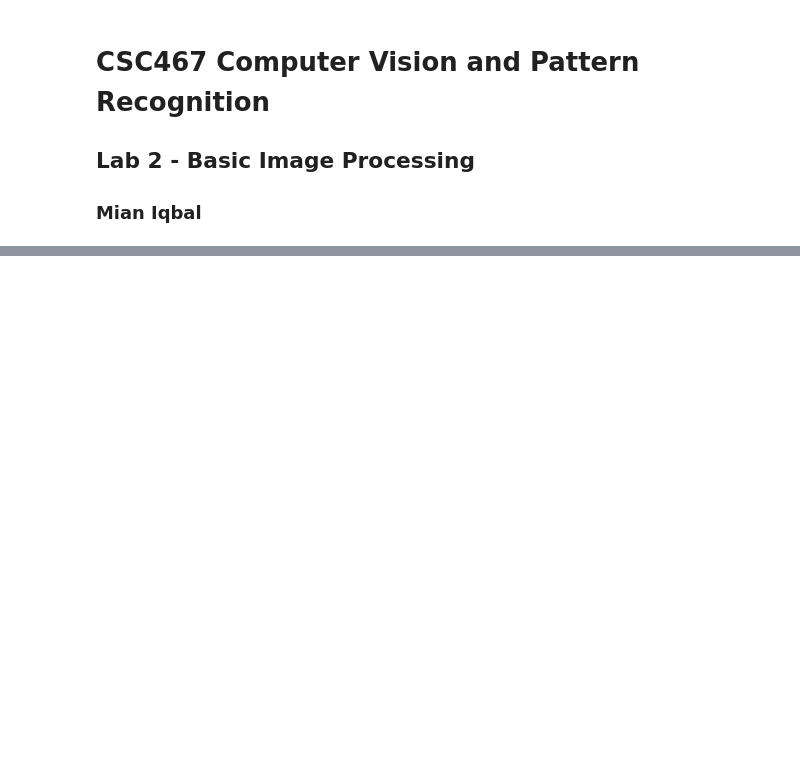
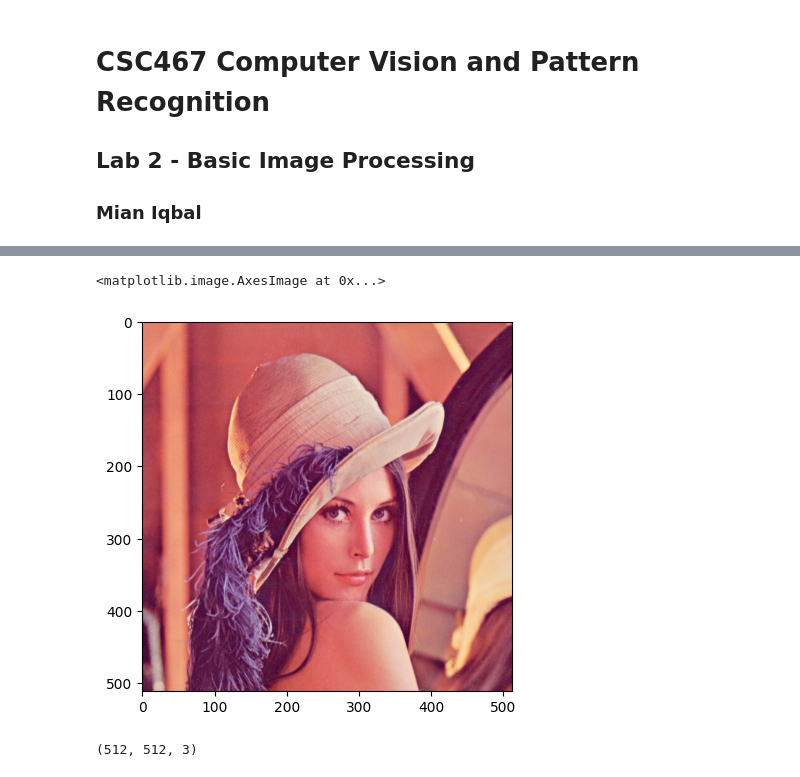
Before and after one commit to Mian56/CSC467_Week2_Lab, a Jupyter notebook: lab02.ipynb, the cells around one changed output, grey strips where cells are left out. Cells and saved outputs as stored; diff of their text form; code cells hidden in the pictures; blank space fills up the shorter version.

```diff
--- a/lab02.ipynb
+++ b/lab02.ipynb
@@ -18,0 +17,12 @@ ModuleNotFoundError: No module named 'cv2'
+# %%
+image = io_url.imread('https://github.com/Mian56/CSC467_Week2_Lab/blob/main/Lena.png?raw=true')
+frame = np.float32(image) / 255
+
+plt.imshow(frame)
+# %% [output]
+<matplotlib.image.AxesImage at 0x...>
+[figure, added]
+# %%
+print(frame.shape)
+# %% [output]
+(512, 512, 3)
```
Also changed, not shown: parts of 10 cells of this notebook.
